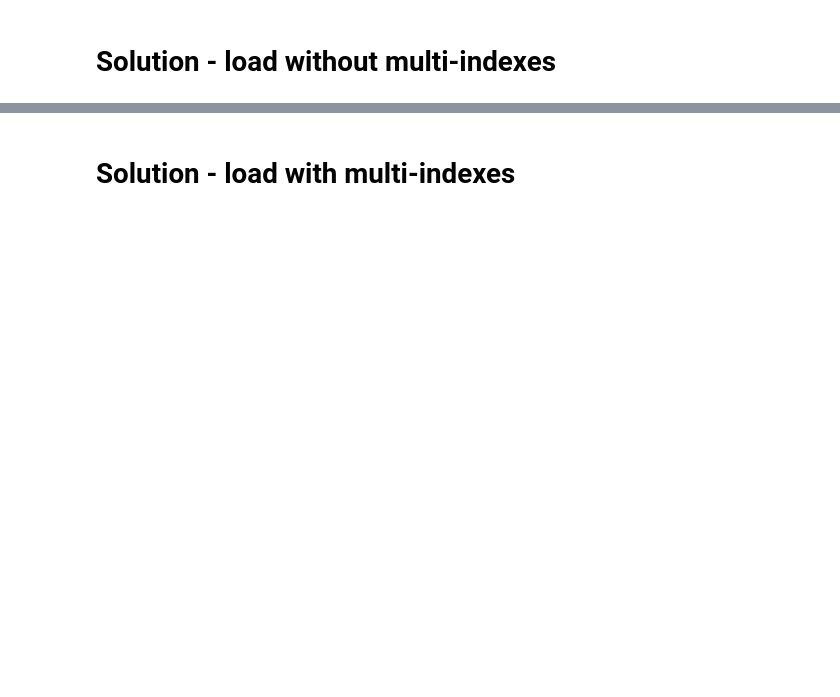
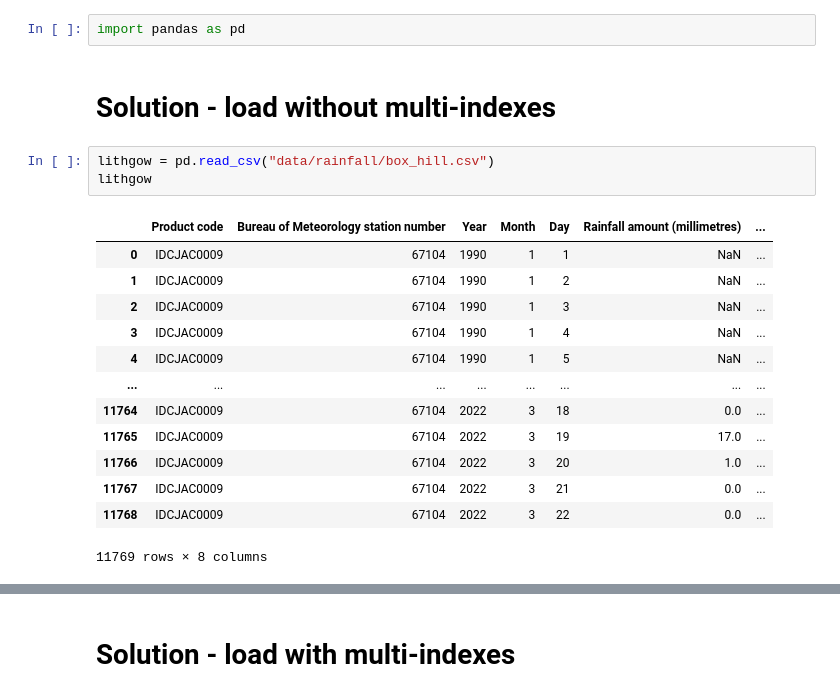
Before and after one commit to altmattr/Excel2Python, a Jupyter notebook: 2-loading_data.soln.ipynb, the cells around one changed output, grey strips where cells are left out. Drawn from its saved outputs; the diff is of its cells as text; blank space fills up the shorter version.

```diff
--- a/2-loading_data.soln.ipynb
+++ b/2-loading_data.soln.ipynb
@@ -1,2 +1,21 @@
+# %%
+import pandas as pd
 # %% [markdown]
 # Solution - load without multi-indexes
+# %%
+lithgow = pd.read_csv("data/rainfall/box_hill.csv")
+lithgow
+# %% [output]
+|  | Product code | Bureau of Meteorology station number | Year | Month | Day | Rainfall amount (millimetres) | ... |
+| 0 | IDCJAC0009 | 67104 | 1990 | 1 | 1 | NaN | ... |
+| 1 | IDCJAC0009 | 67104 | 1990 | 1 | 2 | NaN | ... |
+| 2 | IDCJAC0009 | 67104 | 1990 | 1 | 3 | NaN | ... |
+| 3 | IDCJAC0009 | 67104 | 1990 | 1 | 4 | NaN | ... |
+| 4 | IDCJAC0009 | 67104 | 1990 | 1 | 5 | NaN | ... |
+| ... | ... | ... | ... | ... | ... | ... | ... |
+| 11764 | IDCJAC0009 | 67104 | 2022 | 3 | 18 | 0.0 | ... |
+| 11765 | IDCJAC0009 | 67104 | 2022 | 3 | 19 | 17.0 | ... |
+| 11766 | IDCJAC0009 | 67104 | 2022 | 3 | 20 | 1.0 | ... |
+| 11767 | IDCJAC0009 | 67104 | 2022 | 3 | 21 | 0.0 | ... |
+| 11768 | IDCJAC0009 | 67104 | 2022 | 3 | 22 | 0.0 | ... |
+11769 rows × 8 columns
```
Also changed, not shown: parts of 24 cells of this notebook, 10 other files.
